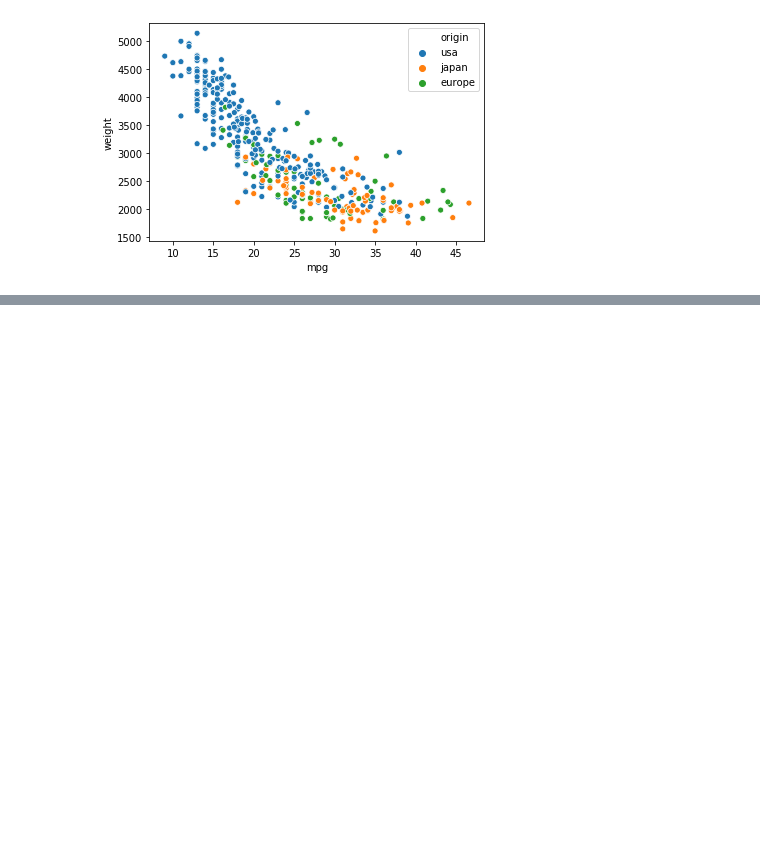
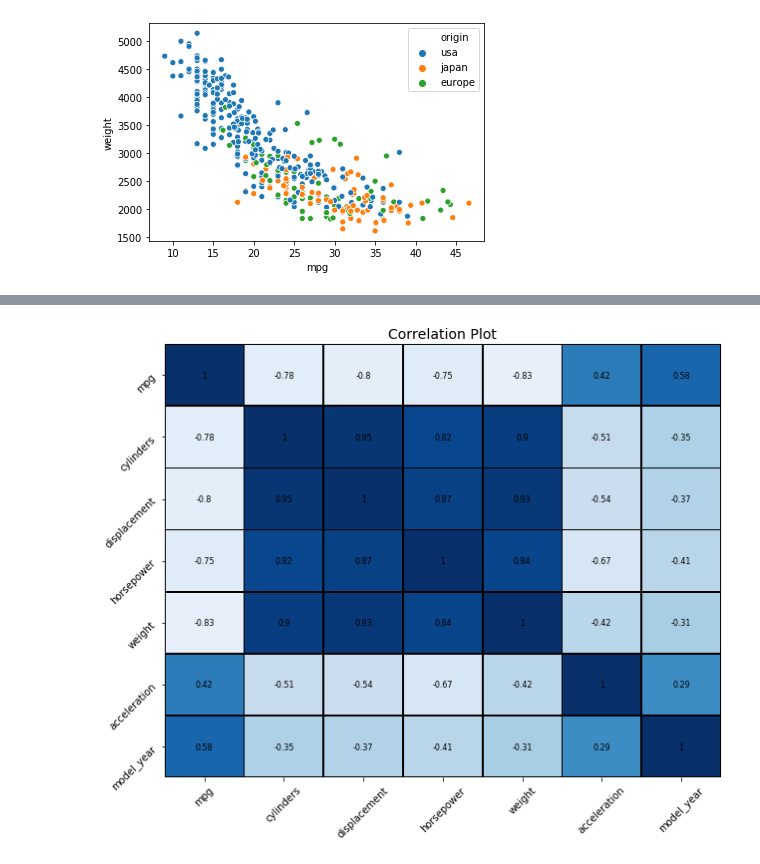
Before and after one commit to shaq31415926/Python-visualization, a Jupyter notebook: notebooks/02-sh-eda.ipynb, the cells around one changed output, grey strips where cells are left out. Cells and saved outputs as stored; diff of their text form; code cells hidden in the pictures; blank space fills up the shorter version.

```diff
--- a/notebooks/02-sh-eda.ipynb
+++ b/notebooks/02-sh-eda.ipynb
@@ -146,0 +160,21 @@ sns.scatterplot(data=df, x="mpg", y="weight", hue="origin");
+# %%
+plt.figure(figsize=(10, 8))
+
+sns.heatmap(corr_matrix,
+            cmap="Blues",
+            linewidth=0.75,
+            linecolor='black',
+            cbar=False,
+            # cbar_kws={"orientation": "horizontal"},
+            vmin=-1,
+            vmax=1,
+            annot=True,
+            annot_kws={"size": 8, "color": "black"}
+            # center=0
+            # yticklabels=False)
+           )
+
+plt.tick_params(labelsize=10, rotation=45)
+plt.title("Correlation Plot", size=14);
+# %% [output]
+[figure, added]
```
Also changed, not shown: parts of 5 cells of this notebook, 3 other files.
